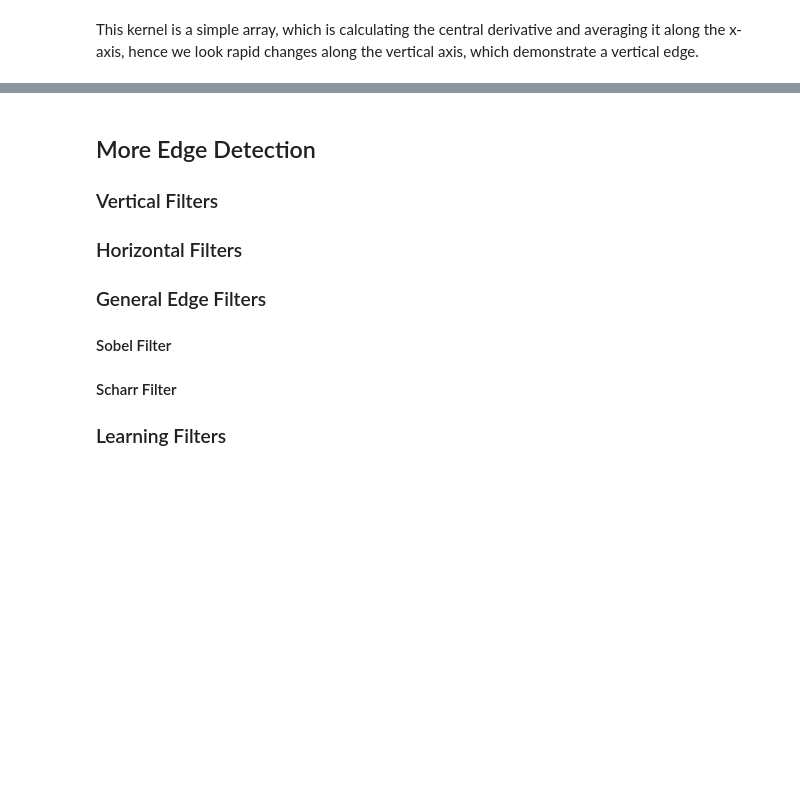
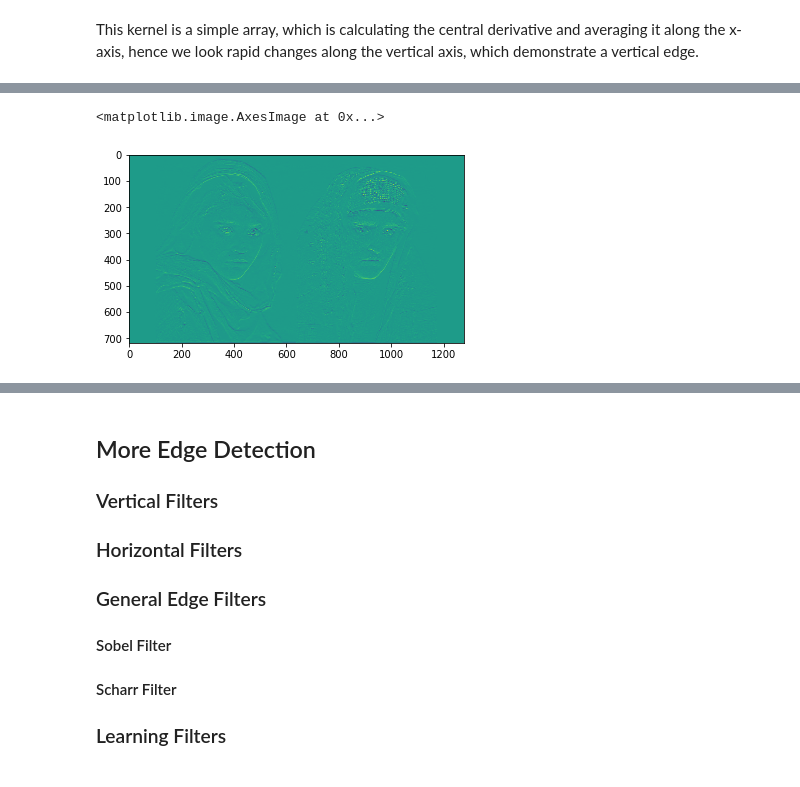
Before and after one commit to project-delphi/coursera-deep-learning, a Jupyter notebook: convolutional_neural_networks/week-1/week-1-notes.ipynb, the cells around one changed output, grey strips where cells are left out. Saved outputs shown, nothing was run; the diff lists cells and outputs as text; code cells hidden in the pictures; blank space fills up the shorter version.

```diff
--- a/convolutional_neural_networks/week-1/week-1-notes.ipynb
+++ b/convolutional_neural_networks/week-1/week-1-notes.ipynb
@@ -113,0 +178,6 @@ We're going to apply a filter.
+# %%
+h_im = conv2d(img_g, h_edge_filter)
+plt.imshow(h_im)
+# %% [output]
+<matplotlib.image.AxesImage at 0x...>
+[figure, added]
```
Also changed, not shown: parts of 14 cells of this notebook, 3 other files.
